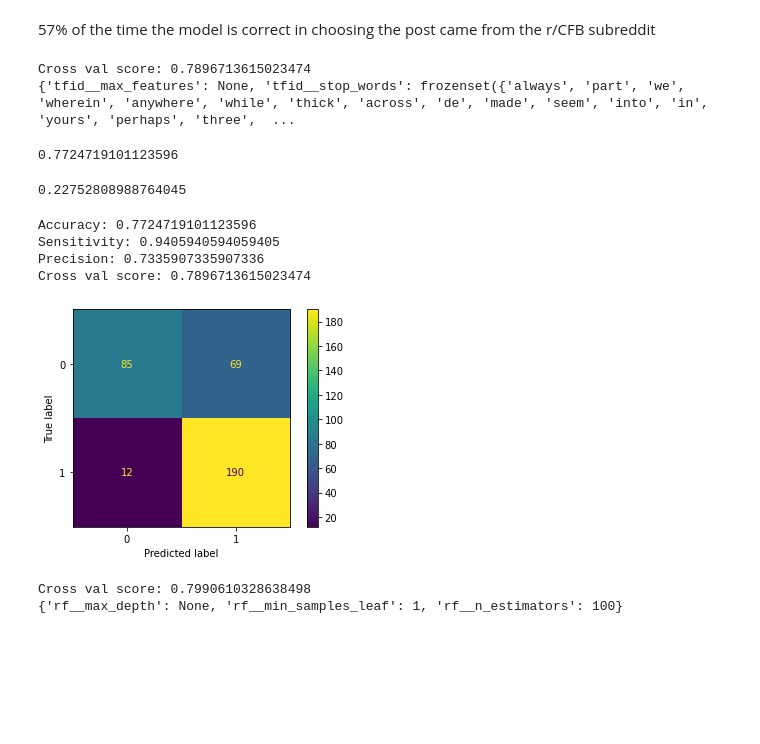
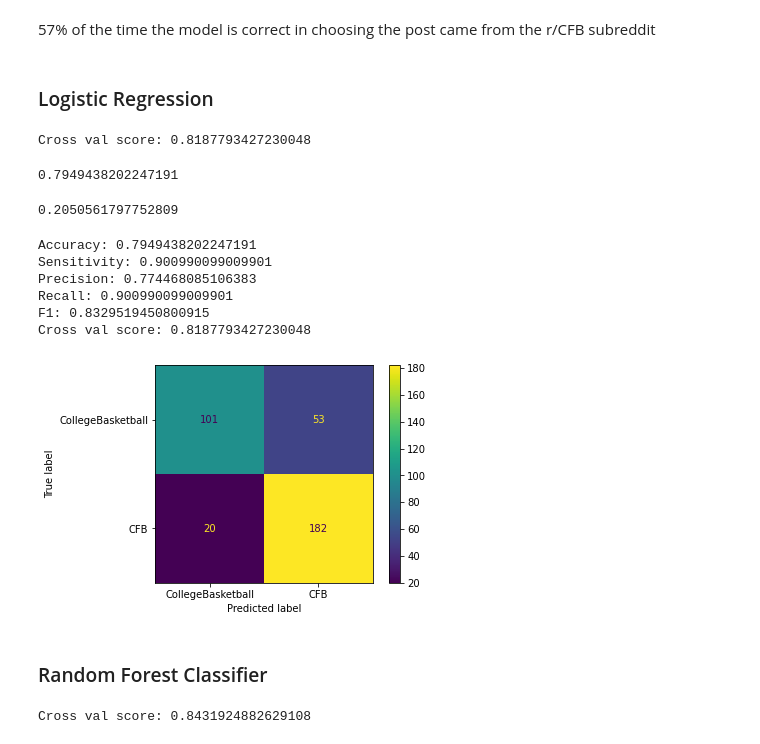
Before and after one commit to anthonyzurke/project-3, a Jupyter notebook: code/Modeling.ipynb, the cells around one changed output. Saved outputs shown, nothing was run; the diff lists cells and outputs as text; code cells hidden in the pictures; blank space fills up the shorter version.

```diff
--- a/code/Modeling.ipynb
+++ b/code/Modeling.ipynb
@@ -70,7 +72,9 @@ stop_words = cfb_stop_words.union(bball_stop_words)
 # %%
-X = df['post']
+X = df['stemmed_post']
 y = df['subreddit']
 
+X_train, X_test, y_train, y_test = train_test_split(X, y, random_state = 34)
+
 y.value_counts(normalize=True)
 # %% [output]
 1    0.574243
@@ -83,62 +85,72 @@ X_train, X_test, y_train, y_test = train_test_split(X, y, random_state = 34)
+# %% [markdown]
+### Logistic Regression
 # %%
 pipe = Pipeline([
     ('tfid', TfidfVectorizer()),
-    ('lr', LogisticRegression())
+    ('lr', LogisticRegression(n_jobs = -1, random_state = 34))
 ])
 
 params = {
     'tfid__stop_words': [stop_words],
-    'tfid__max_features': [None, 300, 400],
+    'tfid__max_features': [None, 400, 500],
+    'tfid__max_df': [.1]
 }
 
-gs = GridSearchCV(pipe, param_grid = params)
+gs = GridSearchCV(pipe, param_grid = params, n_jobs = 1)
 gs.fit(X_train, y_train)
 print('Cross val score:', gs.best_score_)
-print(gs.best_params_)
+# print(gs_2.best_params_)
 # %% [output]
-Cross val score: 0.7896713615023474
-{'tfid__max_features': None, 'tfid__stop_words': frozenset({'always', 'part', 'we', 'wherein', 'anywhere', 'while', 'thick', 'across', 'de', 'made', 'seem', 'into', 'in', 'yours', 'perhaps', 'three',  ...
+Cross val score: 0.8187793427230048
 # %%
 gs.score(X_test, y_test)
 # %% [output]
-0.7724719101123596
+0.7949438202247191
 # %%
 pred = gs.predict(X_test)
 (pred != y_test).mean()
 # %% [output]
-0.22752808988764045
+0.2050561797752809
 # %%
+plot_confusion_matrix(gs, X_test, y_test, display_labels = ['CollegeBasketball', 'CFB']);
+
 print('Accuracy:', gs.score(X_test, y_test))
 print('Sensitivity:', metrics.recall_score(y_test, pred))
 print('Precision:', metrics.precision_score(y_test, pred))
-print('Cross val score:', gs.best_score_)
-
-plot_confusion_matrix(gs, X_test, y_test);
+print('Recall:', metrics.recall_score(y_test, pred))
+print('F1:', metrics.f1_score(y_test, pred))
+print('Cross val score:', (gs.best_score_))
 # %% [output]
-Accuracy: 0.7724719101123596
-Sensitivity: 0.9405940594059405
-Precision: 0.7335907335907336
-Cross val score: 0.7896713615023474
+Accuracy: 0.7949438202247191
+Sensitivity: 0.900990099009901
+Precision: 0.774468085106383
+Recall: 0.900990099009901
+F1: 0.8329519450800915
+Cross val score: 0.8187793427230048
-[figure, old version]
+[figure, new version]
+# %% [markdown]
+### Random Forest Classifier
 # %%
 pipe_2 = Pipeline([
-    ('tfid', TfidfVectorizer(stop_words = stop_words)),
-    ('rf', RandomForestClassifier())
+    ('tfid', TfidfVectorizer()),
+    ('rf', RandomForestClassifier(n_jobs = -1, random_state = 34))
 ])
 
 params_2 = {
+    'tfid__max_features': [None, 400, 500],
+    'tfid__stop_words': [stop_words],
+    'tfid__max_df': [.1],
     'rf__max_depth': [None, 5, 6, 7],
-    'rf__min_samples_leaf': [1, 3, 5, 7],
+    'rf__min_samples_leaf': [1, 2, 3, 4],
     'rf__n_estimators': [75, 100, 125]
 }
 
-gs_2 = GridSearchCV(pipe_2, param_grid=params_2)
+gs_2 = GridSearchCV(pipe_2, param_grid = params_2)
 gs_2.fit(X_train, y_train)
 print('Cross val score:', gs_2.best_score_)
-print(gs_2.best_params_)
+# print(gs_2.best_params_)
 # %% [output]
-Cross val score: 0.7990610328638498
-{'rf__max_depth': None, 'rf__min_samples_leaf': 1, 'rf__n_estimators': 100}
+Cross val score: 0.8431924882629108
 # %%
 gs_2.score(X_test, y_test)
 # %% [output]
```
Also changed, not shown: parts of 11 cells of this notebook, 2 other files.
